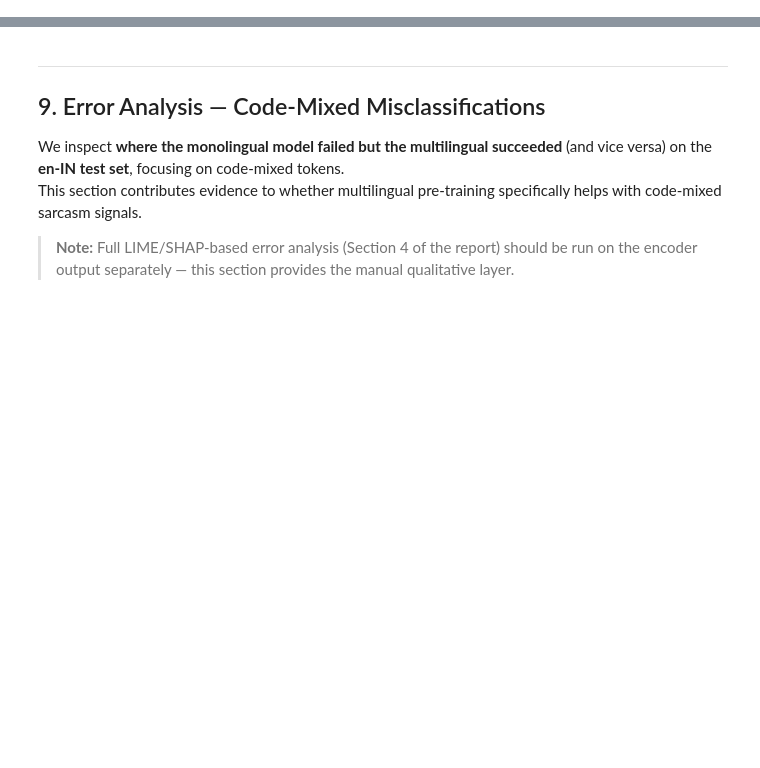
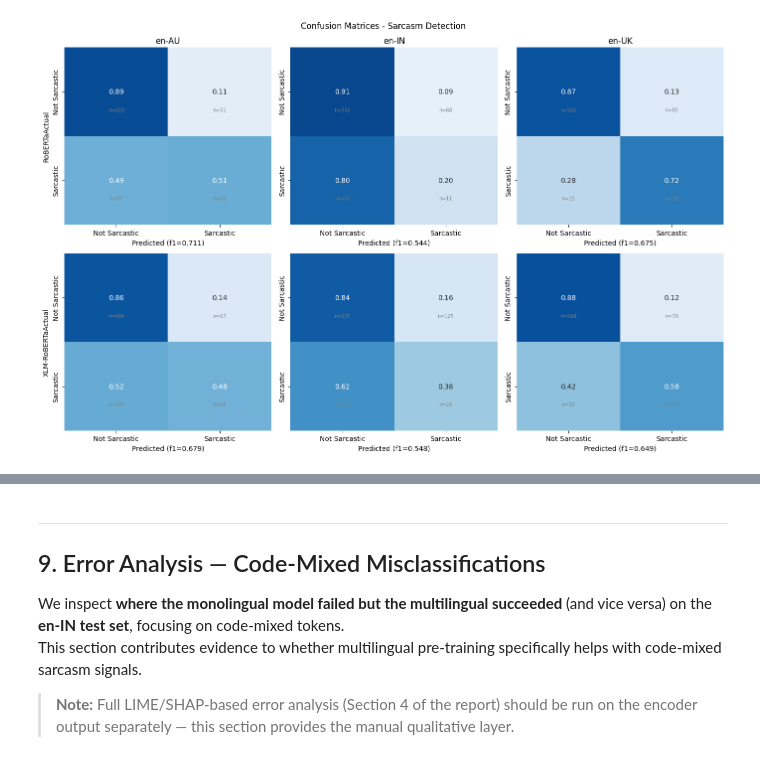
Before and after one commit to raaghavkk/UG04-NLP-COMM061, a Jupyter notebook: notebooks/akshyat_finetuning.ipynb, the cells around one changed output, grey strips where cells are left out. Drawn from its saved outputs; the diff is of its cells as text; code cells hidden in the pictures; blank space fills up the shorter version.

```diff
--- a/notebooks/akshyat_finetuning.ipynb
+++ b/notebooks/akshyat_finetuning.ipynb
@@ -831,0 +589,15 @@ XLM-RoBERTa-base (multi): seed42=10.5 min, seed123=17.5 min, mean=14.0 min
+# %%
+for mname, runs in all_runs.items():
+    best = max(runs, key=lambda r: r["val_f1"])
+    print(f"{mname} (seed={best['seed']}, val={best['val_f1']:.4f})")
+    print("-" * 50)
+    for v in VARIETIES:
+        if v not in best["var_res"]: continue
+        rep = best["var_res"][v]["report"]
+        mf1 = best["var_res"][v]["macro_f1"]
+        print(f"  {v}  f1={mf1:.4f}")
+        for cls in LABEL_NAMES:
+            if cls in rep:
+                r = rep[cls]
+                print(f"    {cls}: P={r['precision']:.3f} R={r['recall']:.3f} F1={r['f1-score']:.3f} n={r['support']:.0f}")
+        print()
@@ -831,0 +622,27 @@ XLM-RoBERTa-base (multi): seed42=10.5 min, seed123=17.5 min, mean=14.0 min
+# %%
+best_rob = max([roberta_run1, roberta_run2], key=lambda r: r["val_f1"])
+best_xlm = max([xlm_run1, xlm_run2], key=lambda r: r["val_f1"])
+
+fig, axes = plt.subplots(2, 3, figsize=(14, 9))
+fig.suptitle("Confusion Matrices - Sarcasm Detection")
+
+for ri, (run, name) in enumerate([(best_rob, "RoBERTa"), (best_xlm, "XLM-RoBERTa")]):
+    for ci, v in enumerate(VARIETIES):
+        ax = axes[ri][ci]
+        res = run["var_res"][v]
+        cm = confusion_matrix(res["labels"], res["preds"], labels=[0, 1])
+        cm_n = cm.astype("float") / cm.sum(axis=1, keepdims=True)
+        sns.heatmap(cm_n, ax=ax, annot=True, fmt=".2f", cmap="Blues",
+                    xticklabels=LABEL_NAMES, yticklabels=LABEL_NAMES, vmin=0, vmax=1, cbar=False)
+        for i in range(2):
+            for j in range(2):
+                ax.text(j+0.5, i+0.72, f"n={cm[i,j]}", ha="center", fontsize=7, color="gray")
+        if ri == 0: ax.set_title(v)
+        if ci == 0: ax.set_ylabel(name + "Actual")
+        ax.set_xlabel(f"Predicted (f1={res['macro_f1']:.3f})")
+
+plt.tight_layout()
+plt.savefig(OUTPUT_DIR + "/confusion_matrices.png", bbox_inches="tight")
+plt.show()
+# %% [output]
+[figure, added]
```
Also changed, not shown: parts of 66 cells of this notebook.
